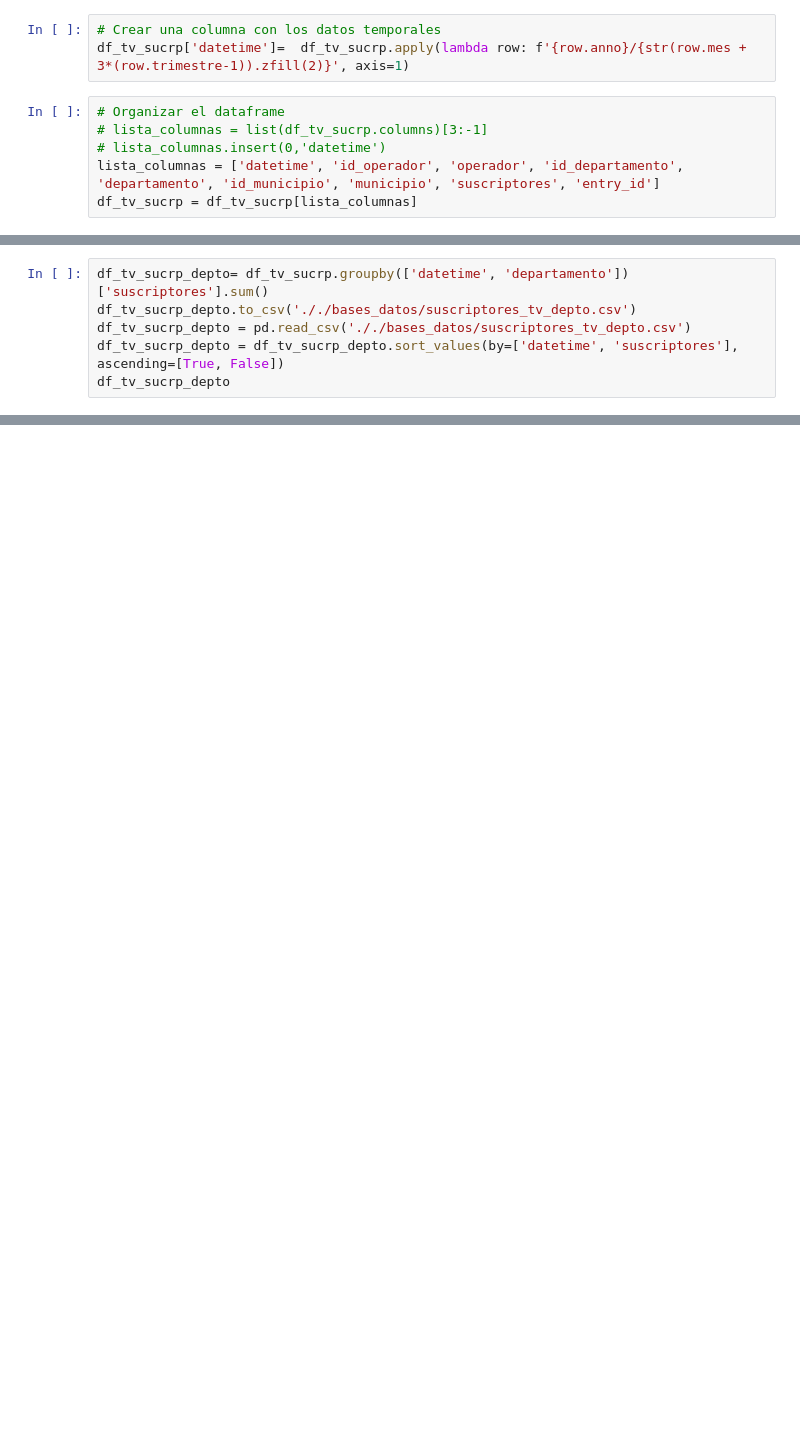
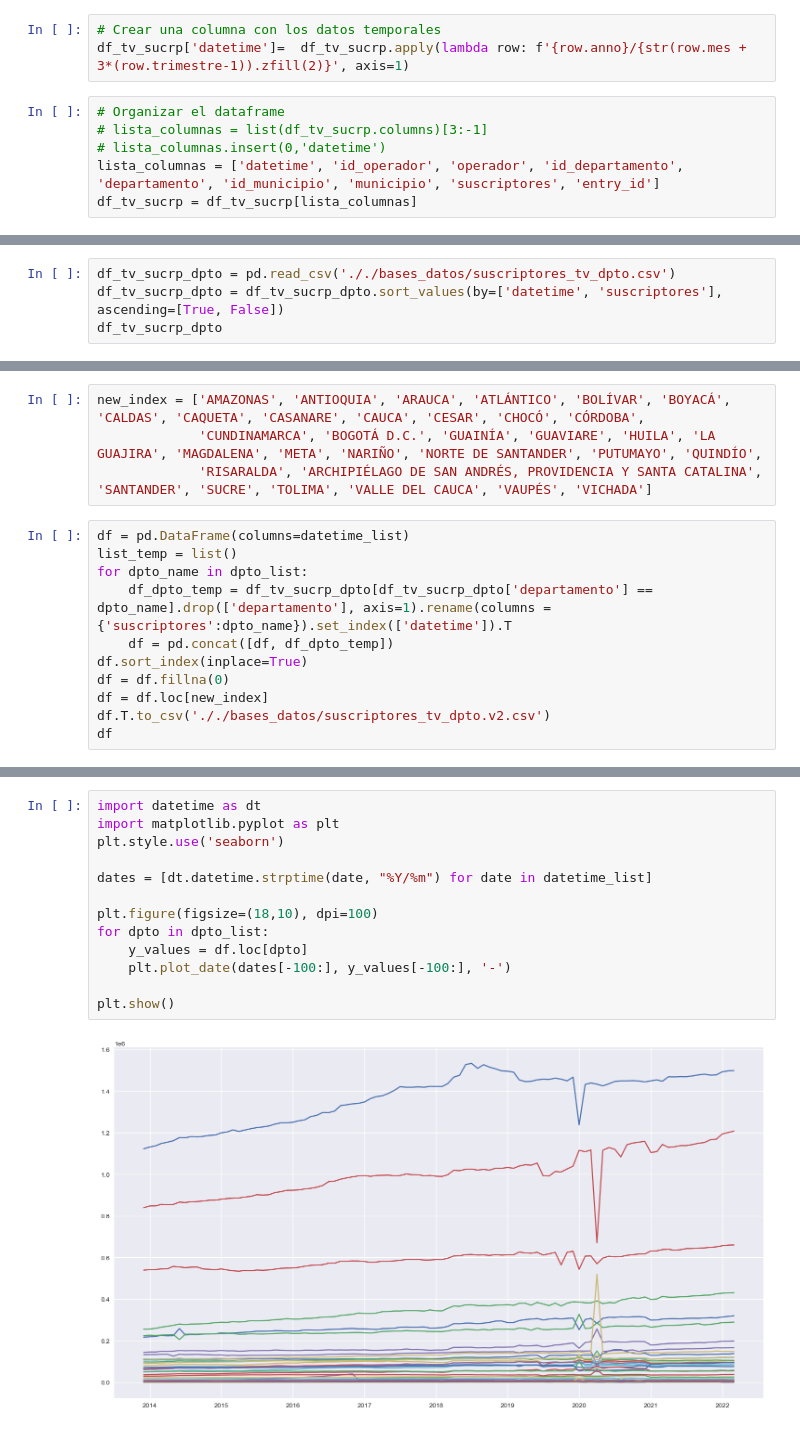
Before and after one commit to caramirezs/DataJam2022, a Jupyter notebook: TV_suscripcion.ipynb, the cells around one changed output, grey strips where cells are left out. Saved outputs shown, nothing was run; the diff lists cells and outputs as text; blank space fills up the shorter version.

```diff
--- a/TV_suscripcion.ipynb
+++ b/TV_suscripcion.ipynb
@@ -49,6 +98,4 @@ df_tv_sucrp_depto_operador
 # %%
-df_tv_sucrp_depto= df_tv_sucrp.groupby(['datetime', 'departamento'])['suscriptores'].sum()
-df_tv_sucrp_depto.to_csv('././bases_datos/suscriptores_tv_depto.csv')
-df_tv_sucrp_depto = pd.read_csv('././bases_datos/suscriptores_tv_depto.csv')
-df_tv_sucrp_depto = df_tv_sucrp_depto.sort_values(by=['datetime', 'suscriptores'], ascending=[True, False])
-df_tv_sucrp_depto
+df_tv_sucrp_dpto = pd.read_csv('././bases_datos/suscriptores_tv_dpto.csv')
+df_tv_sucrp_dpto = df_tv_sucrp_dpto.sort_values(by=['datetime', 'suscriptores'], ascending=[True, False])
+df_tv_sucrp_dpto
@@ -54,0 +116,15 @@ df_tv_sucrp_depto
+# %%
+new_index = ['AMAZONAS', 'ANTIOQUIA', 'ARAUCA', 'ATLÁNTICO', 'BOLÍVAR', 'BOYACÁ', 'CALDAS', 'CAQUETA', 'CASANARE', 'CAUCA', 'CESAR', 'CHOCÓ', 'CÓRDOBA',
+             'CUNDINAMARCA', 'BOGOTÁ D.C.', 'GUAINÍA', 'GUAVIARE', 'HUILA', 'LA GUAJIRA', 'MAGDALENA', 'META', 'NARIÑO', 'NORTE DE SANTANDER', 'PUTUMAYO', 'QUINDÍO',
+             'RISARALDA', 'ARCHIPIÉLAGO DE SAN ANDRÉS, PROVIDENCIA Y SANTA CATALINA', 'SANTANDER', 'SUCRE', 'TOLIMA', 'VALLE DEL CAUCA', 'VAUPÉS', 'VICHADA']
+# %%
+df = pd.DataFrame(columns=datetime_list)
+list_temp = list()
+for dpto_name in dpto_list:
+    df_dpto_temp = df_tv_sucrp_dpto[df_tv_sucrp_dpto['departamento'] == dpto_name].drop(['departamento'], axis=1).rename(columns = {'suscriptores':dpto_name}).set_index(['datetime']).T
+    df = pd.concat([df, df_dpto_temp])
+df.sort_index(inplace=True)
+df = df.fillna(0)
+df = df.loc[new_index]
+df.T.to_csv('././bases_datos/suscriptores_tv_dpto.v2.csv')
+df
@@ -54,0 +154,15 @@ df_tv_sucrp_depto
+# %%
+import datetime as dt
+import matplotlib.pyplot as plt
+plt.style.use('seaborn')
+
+dates = [dt.datetime.strptime(date, "%Y/%m") for date in datetime_list]
+
+plt.figure(figsize=(18,10), dpi=100)
+for dpto in dpto_list:
+    y_values = df.loc[dpto]
+    plt.plot_date(dates[-100:], y_values[-100:], '-')
+
+plt.show()
+# %% [output]
+[figure, added]
```
Also changed, not shown: parts of 14 cells of this notebook, 25 other files.
